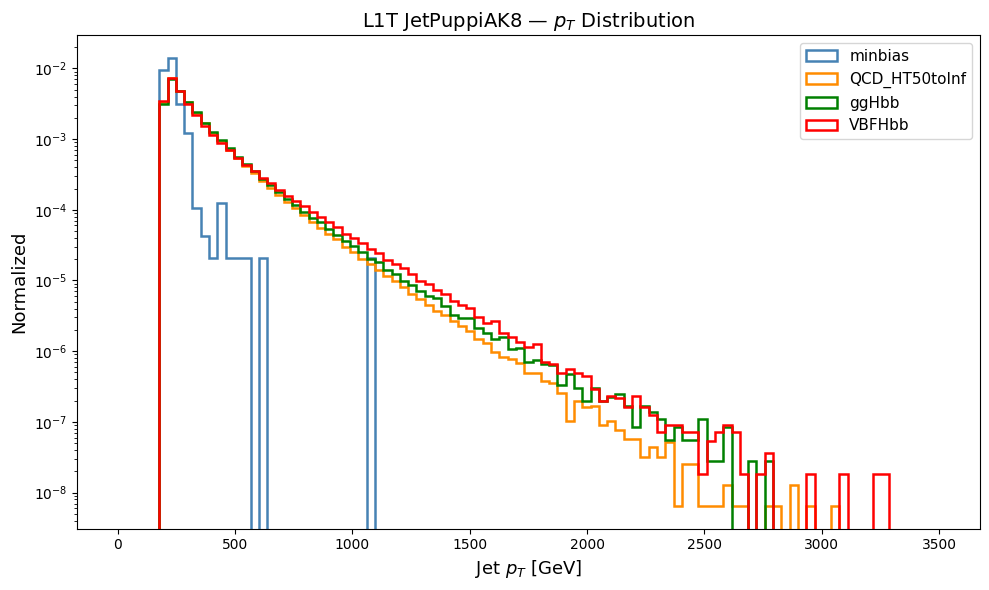
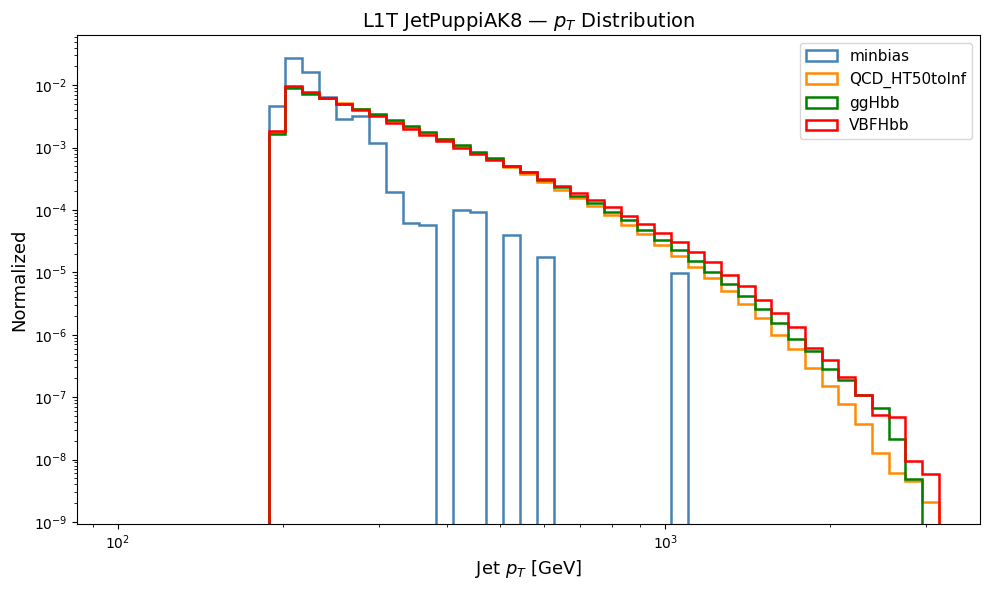
Code edit (unified diff) that turned the first committed figure into the second:
--- before
+++ after
@@ -1,4 +1,4 @@
 fig, ax = plt.subplots(figsize=(10, 6))
-bins = np.linspace(0, 3.5e3, 100)
+bins = np.logspace(2, 3.5, 50)
 
 for name, d in data.items():
@@ -9,4 +9,6 @@
 ax.set_ylabel("Normalized", fontsize=13)
 ax.set_title("L1T JetPuppiAK8 — $p_T$ Distribution", fontsize=14)
+#ax.set_xlim(100, 2000)
+ax.set_xscale("log")
 ax.set_yscale("log")
 ax.legend(fontsize=11)

Commit: Initial clean repo: VQ-VAE tokenizer for CMS L1T jet data